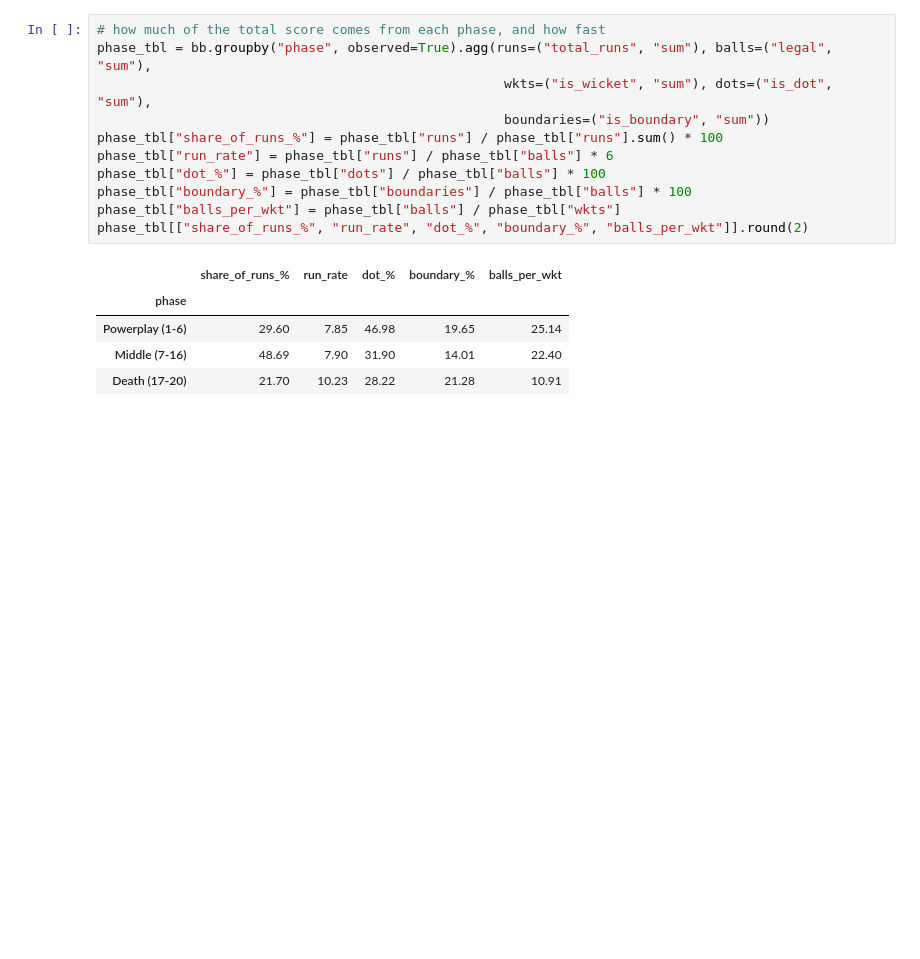
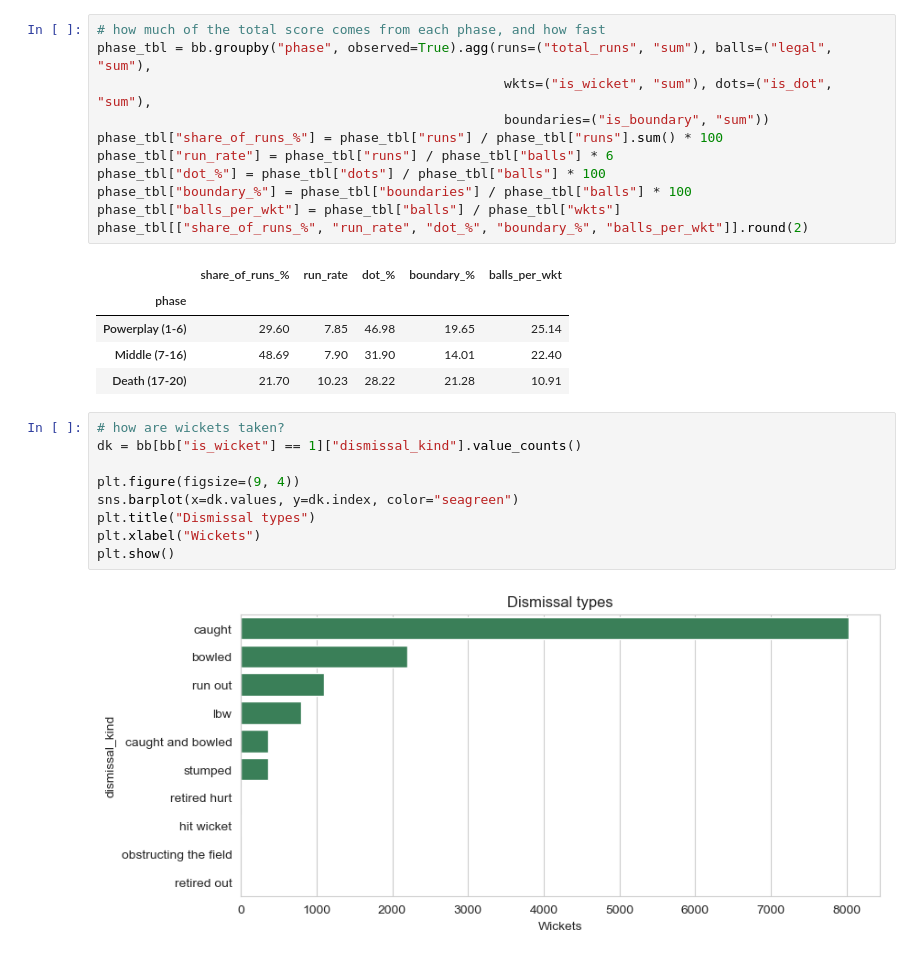
Before and after one commit to prince63aj/mini_project, a Jupyter notebook: ipl_match_prediction_rule_based.ipynb, the cells around one changed output. Saved outputs shown, nothing was run; the diff lists cells and outputs as text; blank space fills up the shorter version.

Commit message:
feat: visualize wicket dismissal types

```diff
--- a/ipl_match_prediction_rule_based.ipynb
+++ b/ipl_match_prediction_rule_based.ipynb
@@ -336,3 +336,14 @@ phase_tbl[["share_of_runs_%", "run_rate", "dot_%", "boundary_%", "balls_per_wkt"
 | Powerplay (1-6) | 29.60 | 7.85 | 46.98 | 19.65 | 25.14 |
 | Middle (7-16) | 48.69 | 7.90 | 31.90 | 14.01 | 22.40 |
 | Death (17-20) | 21.70 | 10.23 | 28.22 | 21.28 | 10.91 |
+# %%
+# how are wickets taken?
+dk = bb[bb["is_wicket"] == 1]["dismissal_kind"].value_counts()
+
+plt.figure(figsize=(9, 4))
+sns.barplot(x=dk.values, y=dk.index, color="seagreen")
+plt.title("Dismissal types")
+plt.xlabel("Wickets")
+plt.show()
+# %% [output]
+[figure, added]
```
